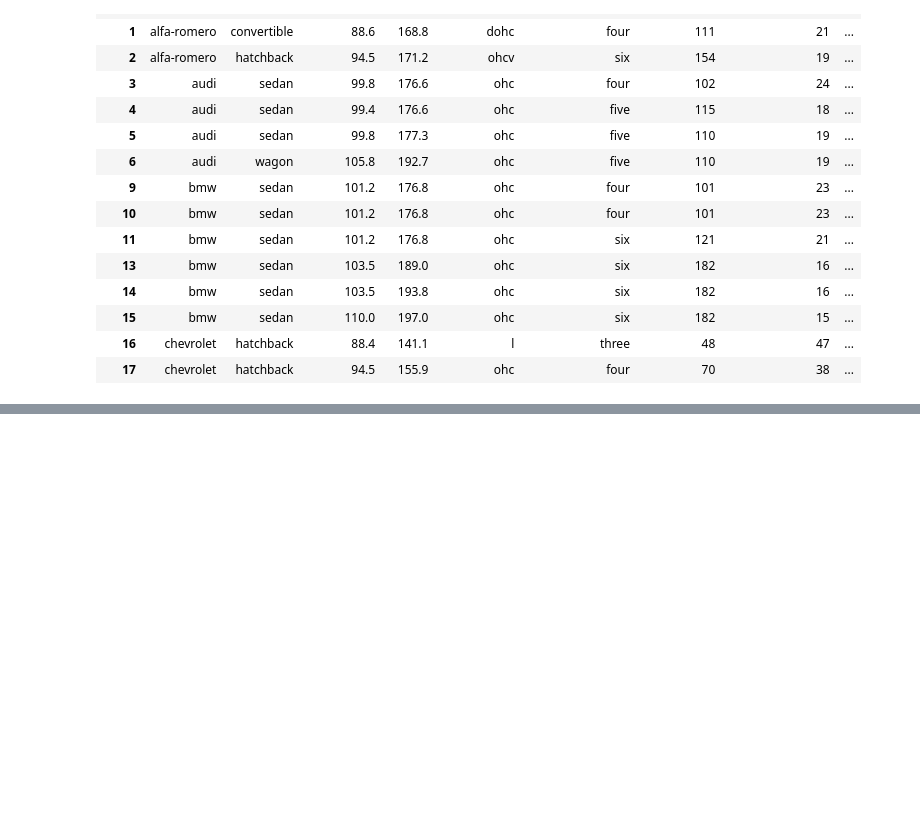
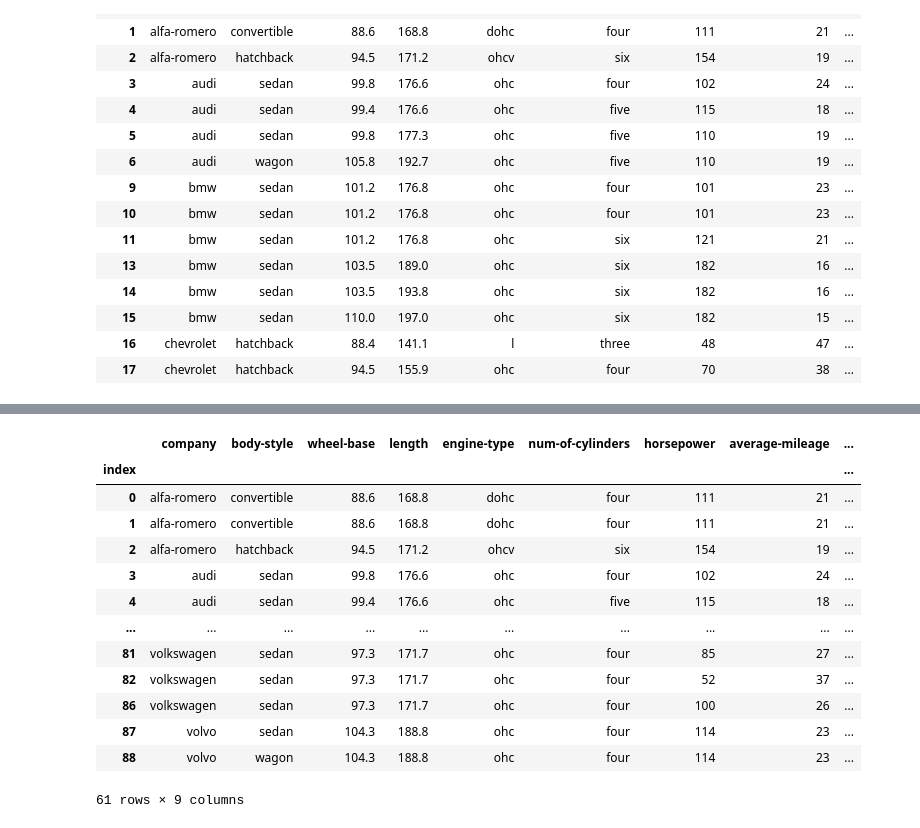
Before and after one commit to Ahmadjon0125/Mohirdev_lessons, a Jupyter notebook: Ma'lumotlarga ishlov berish. Fayllar va ma'lumotlar ombori/1.File.ipynb, the cells around one changed output, grey strips where cells are left out. Cells and saved outputs as stored; diff of their text form; code cells hidden in the pictures; blank space fills up the shorter version.

```diff
--- a/Ma'lumotlarga ishlov berish. Fayllar va ma'lumotlar ombori/1.File.ipynb
+++ b/Ma'lumotlarga ishlov berish. Fayllar va ma'lumotlar ombori/1.File.ipynb
@@ -95,0 +173,18 @@ pd.read_csv('automobile_data.csv',sep=',',index_col='index', nrows=15)
+# %%
+df2  = pd.read_csv('automobile_data.csv', index_col=0)
+df2
+# %% [output]
+|  | company | body-style | wheel-base | length | engine-type | num-of-cylinders | horsepower | average-mileage | ... |
+| index |  |  |  |  |  |  |  |  | ... |
+| 0 | alfa-romero | convertible | 88.6 | 168.8 | dohc | four | 111 | 21 | ... |
+| 1 | alfa-romero | convertible | 88.6 | 168.8 | dohc | four | 111 | 21 | ... |
+| 2 | alfa-romero | hatchback | 94.5 | 171.2 | ohcv | six | 154 | 19 | ... |
+| 3 | audi | sedan | 99.8 | 176.6 | ohc | four | 102 | 24 | ... |
+| 4 | audi | sedan | 99.4 | 176.6 | ohc | five | 115 | 18 | ... |
+| ... | ... | ... | ... | ... | ... | ... | ... | ... | ... |
+| 81 | volkswagen | sedan | 97.3 | 171.7 | ohc | four | 85 | 27 | ... |
+| 82 | volkswagen | sedan | 97.3 | 171.7 | ohc | four | 52 | 37 | ... |
+| 86 | volkswagen | sedan | 97.3 | 171.7 | ohc | four | 100 | 26 | ... |
+| 87 | volvo | sedan | 104.3 | 188.8 | ohc | four | 114 | 23 | ... |
+| 88 | volvo | wagon | 104.3 | 188.8 | ohc | four | 114 | 23 | ... |
+61 rows × 9 columns
```
Also changed, not shown: parts of 8 cells of this notebook, 3 other files.
